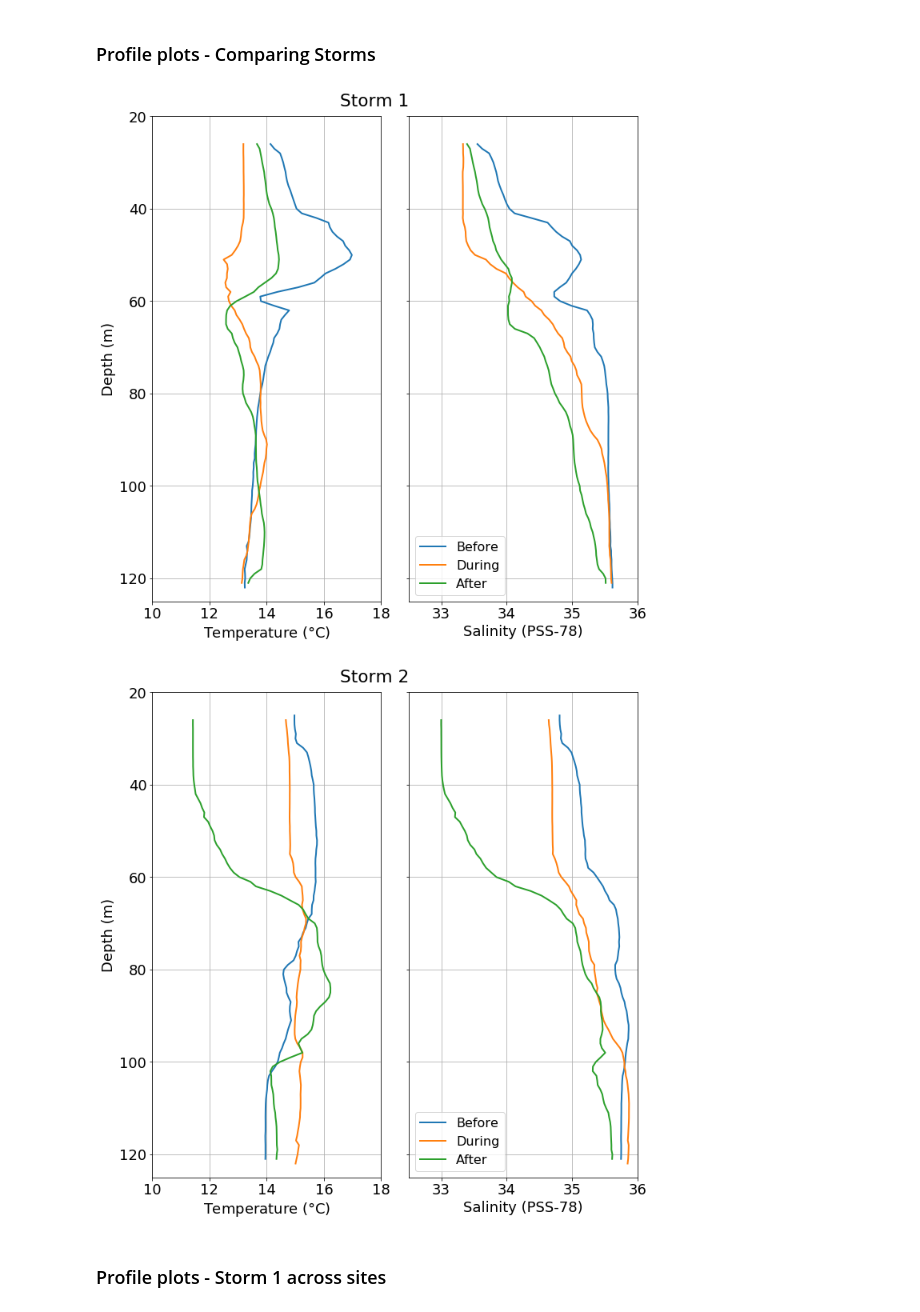
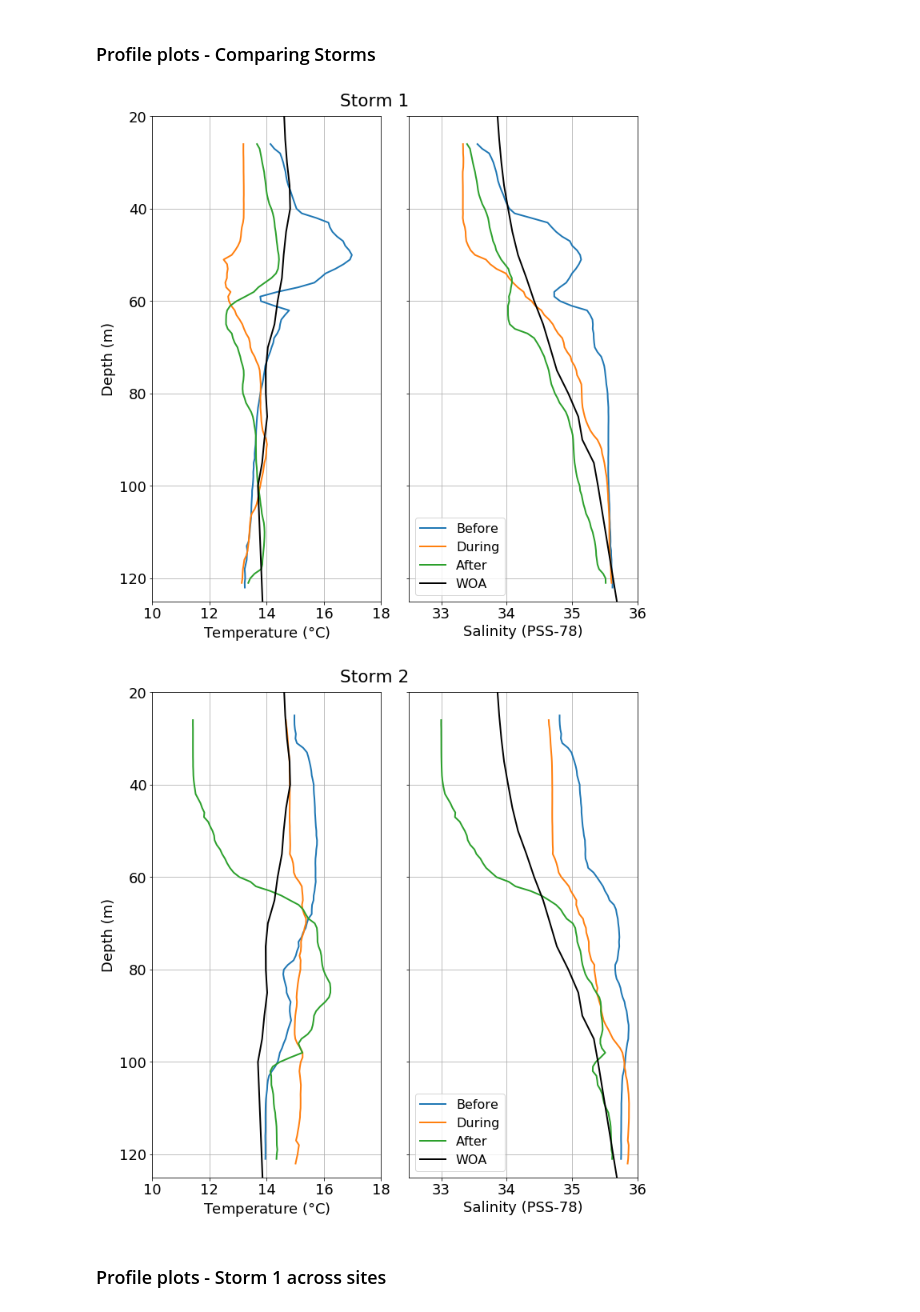
Before and after one commit to ooi-ecs/ECS-Observatory-Collaboration, a Jupyter notebook: PioneerStorms2018/analysis/ProfilerCTD_RequestsAndAnalysis.ipynb, the cells around one changed output. Cells and saved outputs as stored; diff of their text form; code cells hidden in the pictures.

Commit message:
WOA data for CTD

```diff
--- a/PioneerStorms2018/analysis/ProfilerCTD_RequestsAndAnalysis.ipynb
+++ b/PioneerStorms2018/analysis/ProfilerCTD_RequestsAndAnalysis.ipynb
@@ -162,0 +167,3 @@ dfCTD[(dfCTD.index >=  '2018-11-26 16:00:00') &( dfCTD.index <'2018-11-26 19:01:
+# %%
+dfWOA = pd.read_csv('../data/ProfilerCTD/woaDecadalAverage.csv')
+dfWOA.temp.mean()
@@ -166,8 +175,9 @@ dfCTD[(dfCTD.index >=  '2018-11-26 16:00:00') &( dfCTD.index <'2018-11-26 19:01:
 mpl.rcParams['lines.linewidth'] = 2
 mpl.rcParams['font.size'] = 18
 fig = plt.figure(figsize=(10,10))
+dataDir = '../data/ProfilerCTD/'
 site = 'CP02PMCO'
-dfCTD = readDf('data/insts_Avery/'+site+'_ctd.csv')
+dfCTD = readDf(dataDir+site+'_ctd.csv')
 x,y,d0=profilerGird(dfCTD, dfCTD.depth, [dfCTD.columns[0],dfCTD.columns[3]],1, '2018-11-14 16:00:00',end='2018-11-14 19:01:00',hour=1,combine=True)
 x,y,d1=profilerGird(dfCTD, dfCTD.depth, [dfCTD.columns[0],dfCTD.columns[3]],1, '2018-11-16 16:00:00',end='2018-11-16 19:01:00',hour=1,combine=True)
 x,y,d2=profilerGird(dfCTD, dfCTD.depth, [dfCTD.columns[0],dfCTD.columns[3]],1, '2018-11-18 16:00:00',end='2018-11-18 19:01:00',hour=1,combine=True)
@@ -175,6 +185,7 @@ ax1 = plt.subplot(121)
 ax1.plot(d0['z1'],y)
 ax1.plot(d1['z1'],y)
 ax1.plot(d2['z1'],y)
+ax1.plot(dfWOA.temp.values, dfWOA.depth.values,'k')
 ax1.set_xlim([10,18])
 ax1.set_ylim([20,125])
 ax1.invert_yaxis()
@@ -185,50 +196,53 @@ ax2 = plt.subplot(122)
 ax2.plot(d0['z0'],y)
 ax2.plot(d1['z0'],y)
 ax2.plot(d2['z0'],y)
+ax2.plot(dfWOA.salinity.values, dfWOA.depth.values,'k')
 ax2.set_xlim([32.5,36])
 ax2.set_ylim([20,125])
 ax2.invert_yaxis()
 ax2.set_yticklabels([])
 ax2.set_xlabel('Salinity (PSS-78)')
 ax2.grid()
-plt.legend(['Before','During','After'],fontsize=16,loc='lower left')
+plt.legend(['Before','During','After','WOA'],fontsize=16,loc='lower left')
 fig.tight_layout()
 fig.suptitle('Storm 1')
 fig.subplots_adjust(top=0.94)
 
 fig = plt.figure(figsize=(10,10))
 site = 'CP02PMCO'
-dfCTD = readDf('data/insts_Avery/'+site+'_ctd.csv')
+dfCTD = readDf(dataDir+site+'_ctd.csv')
 x,y,d0=profilerGird(dfCTD, dfCTD.depth, [dfCTD.columns[0],dfCTD.columns[3]],1, '2018-11-26 16:00:00',end='2018-11-26 19:01:00',hour=1,combine=True)
 x,y,d1=profilerGird(dfCTD, dfCTD.depth, [dfCTD.columns[0],dfCTD.columns[3]],1, '2018-11-28 16:00:00',end='2018-11-28 19:01:00',hour=1,combine=True)
 x,y,d2=profilerGird(dfCTD, dfCTD.depth, [dfCTD.columns[0],dfCTD.columns[3]],1, '2018-11-30 16:00:00',end='2018-11-30 19:01:00',hour=1,combine=True)
 ax1 = plt.subplot(121)
 ax1.plot(d0['z1'],y)
 ax1.plot(d1['z1'],y)
 ax1.plot(d2['z1'],y)
+ax1.plot(dfWOA.temp.values, dfWOA.depth.values,'k')
 ax1.set_xlim([10,18])
 ax1.set_ylim([20,125])
 ax1.invert_yaxis()
 ax1.grid()
 ax1.set_xlabel('Temperature ($\degree$C)')
 ax1.set_ylabel('Depth (m)')
 ax2 = plt.subplot(122)
 ax2.plot(d0['z0'],y)
 ax2.plot(d1['z0'],y)
 ax2.plot(d2['z0'],y)
+ax2.plot(dfWOA.salinity.values, dfWOA.depth.values,'k')
 ax2.set_xlim([32.5,36])
 ax2.set_ylim([20,125])
 ax2.invert_yaxis()
 ax2.set_yticklabels([])
 ax2.set_xlabel('Salinity (PSS-78)')
 ax2.grid()
-plt.legend(['Before','During','After'],fontsize=16,loc='lower left')
+plt.legend(['Before','During','After','WOA'],fontsize=16,loc='lower left')
 fig.tight_layout()
 fig.suptitle('Storm 2')
 fig.subplots_adjust(top=0.94)
 # %% [output]
-[figure, old version]
+[figure, new version]
-[figure, old version]
+[figure, new version]
 # %% [markdown]
 ### Profile plots - Storm 1 across sites
 # %%
```
Also changed, not shown: parts of 5 cells of this notebook, 3 other files.
